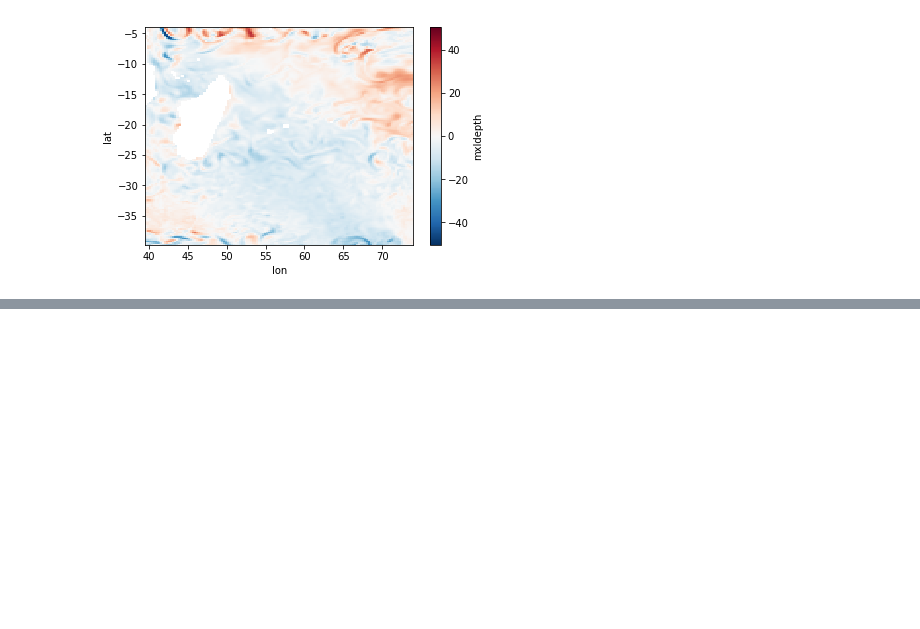
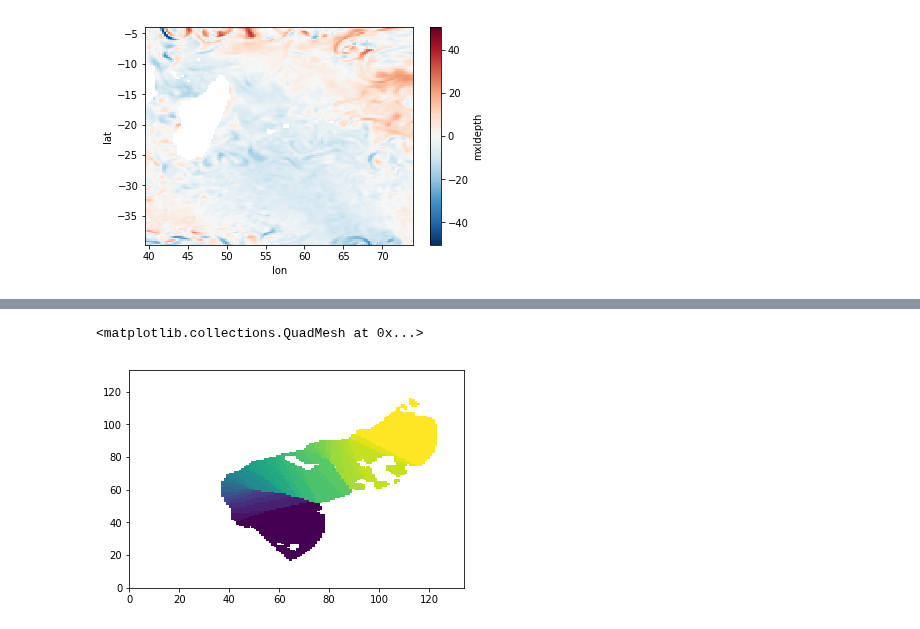
Before and after one commit to cgentemann/storm_heat_content, a Jupyter notebook: global_storm_hists.ipynb, the cells around one changed output, grey strips where cells are left out. Saved outputs shown, nothing was run; the diff lists cells and outputs as text; code cells hidden in the pictures; blank space fills up the shorter version.

```diff
--- a/global_storm_hists.ipynb
+++ b/global_storm_hists.ipynb
@@ -287,0 +505,5 @@ ds.map_sum.plot()
+# %%
+plt.pcolormesh(tdif_dy[20,:,:])
+# %% [output]
+<matplotlib.collections.QuadMesh at 0x...>
+[figure, added]
```
Also changed, not shown: parts of 13 cells of this notebook, 2 other files.
